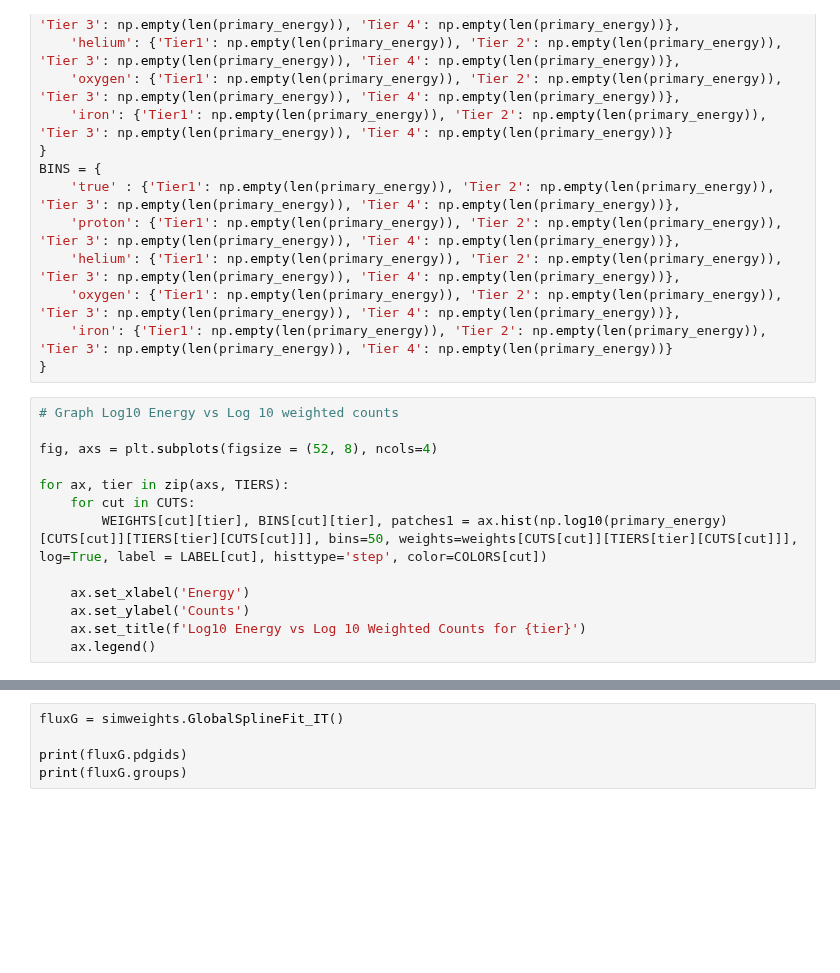
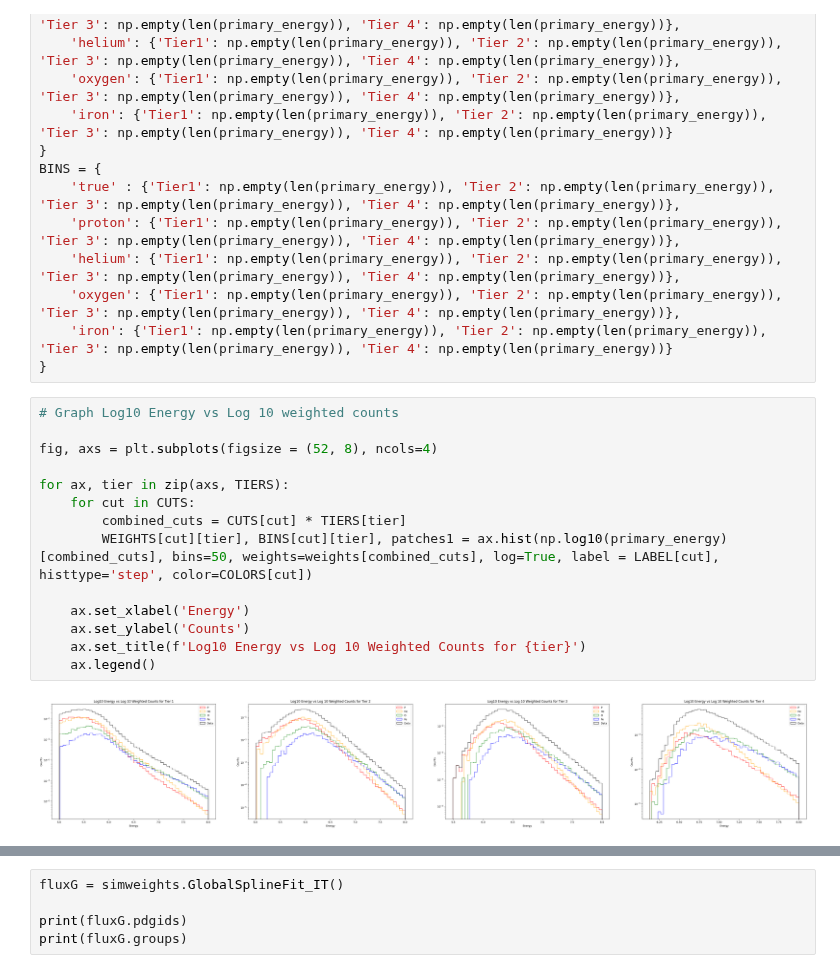
Before and after one commit to fmcnallyi3/it_anisotropy, a Jupyter notebook: rigidity/IceTop_partial_comp_dict.ipynb, the cells around one changed output, grey strips where cells are left out. Drawn from its saved outputs; the diff is of its cells as text; blank space fills up the shorter version.

```diff
--- a/rigidity/IceTop_partial_comp_dict.ipynb
+++ b/rigidity/IceTop_partial_comp_dict.ipynb
@@ -96,16 +98,19 @@ BINS = {
 # %%
 # Graph Log10 Energy vs Log 10 weighted counts
 
 fig, axs = plt.subplots(figsize = (52, 8), ncols=4)
 
 for ax, tier in zip(axs, TIERS):
     for cut in CUTS:
-        WEIGHTS[cut][tier], BINS[cut][tier], patches1 = ax.hist(np.log10(primary_energy)[CUTS[cut]][TIERS[tier][CUTS[cut]]], bins=50, weights=weights[CUTS[cut]][TIERS[tier][CUTS[cut]]], log=True, label = LABEL[cut], histtype='step', color=COLORS[cut])
+        combined_cuts = CUTS[cut] * TIERS[tier]
+        WEIGHTS[cut][tier], BINS[cut][tier], patches1 = ax.hist(np.log10(primary_energy)[combined_cuts], bins=50, weights=weights[combined_cuts], log=True, label = LABEL[cut], histtype='step', color=COLORS[cut])
 
     ax.set_xlabel('Energy')
     ax.set_ylabel('Counts')
     ax.set_title(f'Log10 Energy vs Log 10 Weighted Counts for {tier}')
     ax.legend()
+# %% [output]
+[figure, added]
 # %%
 # Particle Fraction vs. Energy
 fig, axs = plt.subplots(figsize=(52, 8), ncols=4)
```
Also changed, not shown: parts of 4 cells of this notebook.
